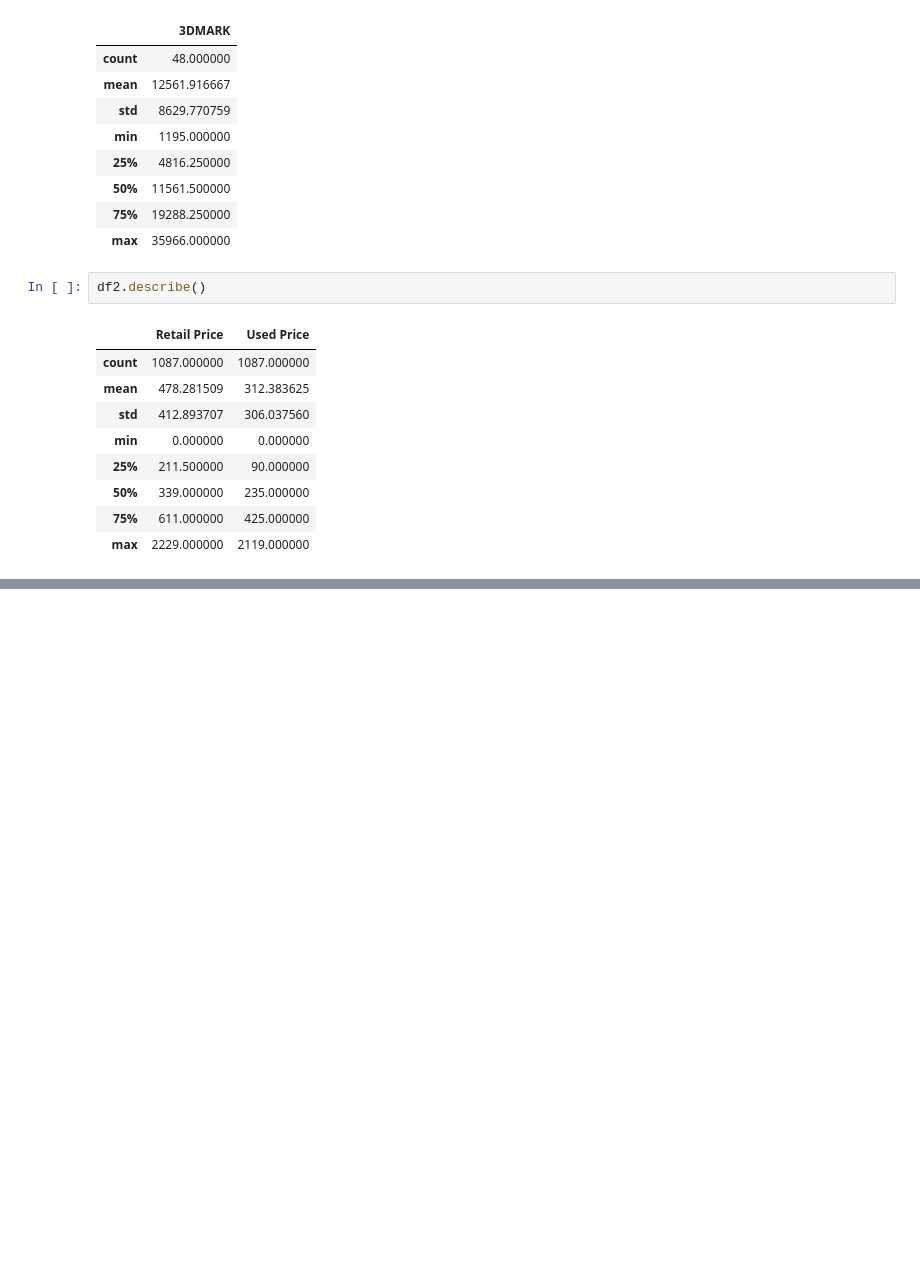
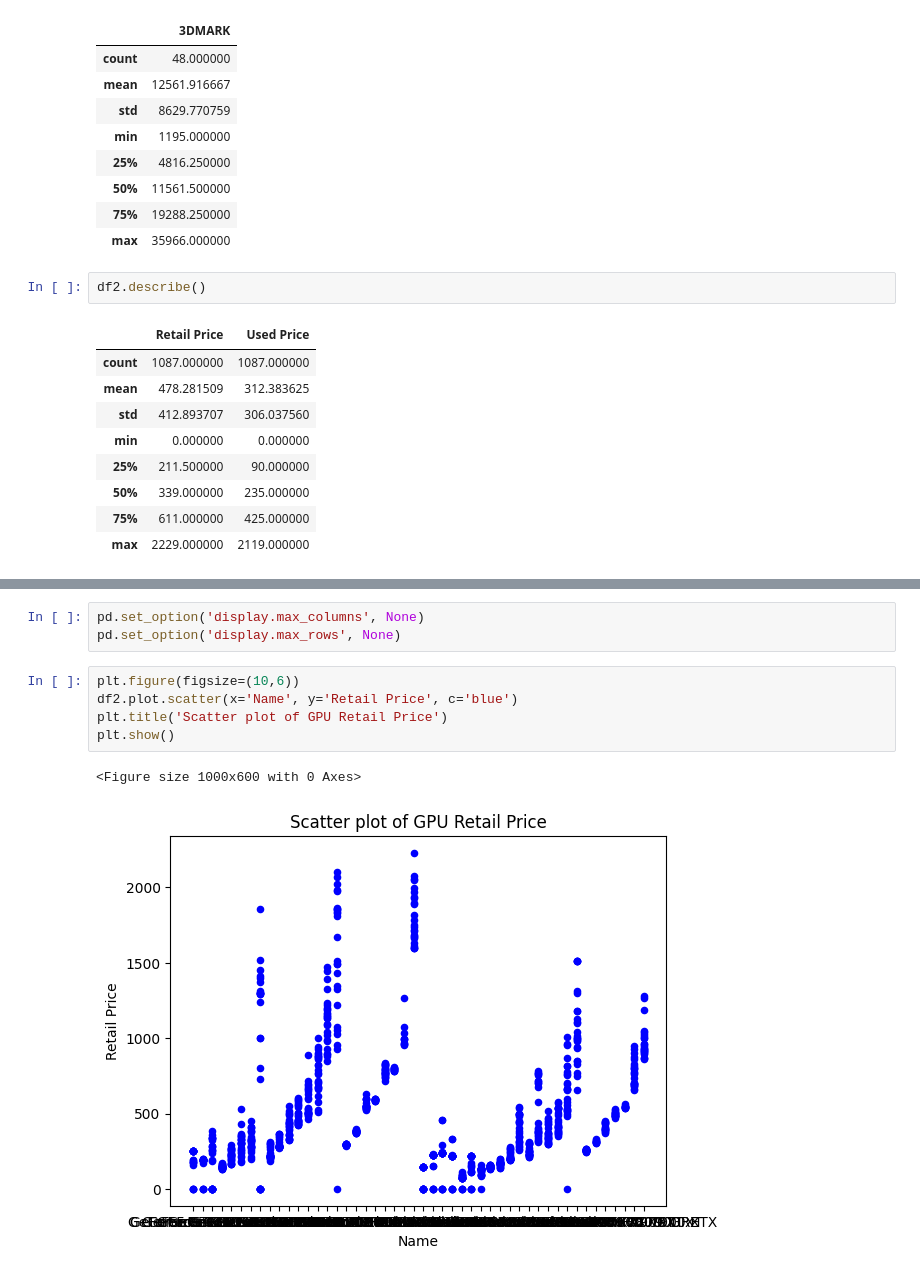
Before and after one commit to Jesus1Salas/EDA-AMDvsNVD, a Jupyter notebook: EDA.ipynb, the cells around one changed output, grey strips where cells are left out. Drawn from its saved outputs; the diff is of its cells as text; blank space fills up the shorter version.

Commit message:
analisis grafico de variables, hitograma, boxplot, scatterplot

```diff
--- a/EDA.ipynb
+++ b/EDA.ipynb
@@ -96,0 +97,11 @@ df2.sample(5)
+# %%
+pd.set_option('display.max_columns', None)
+pd.set_option('display.max_rows', None)
+# %%
+plt.figure(figsize=(10,6))
+df2.plot.scatter(x='Name', y='Retail Price', c='blue')
+plt.title('Scatter plot of GPU Retail Price')
+plt.show()
+# %% [output]
+<Figure size 1000x600 with 0 Axes>
+[figure, added]
```
Also changed, not shown: parts of 17 cells of this notebook.
